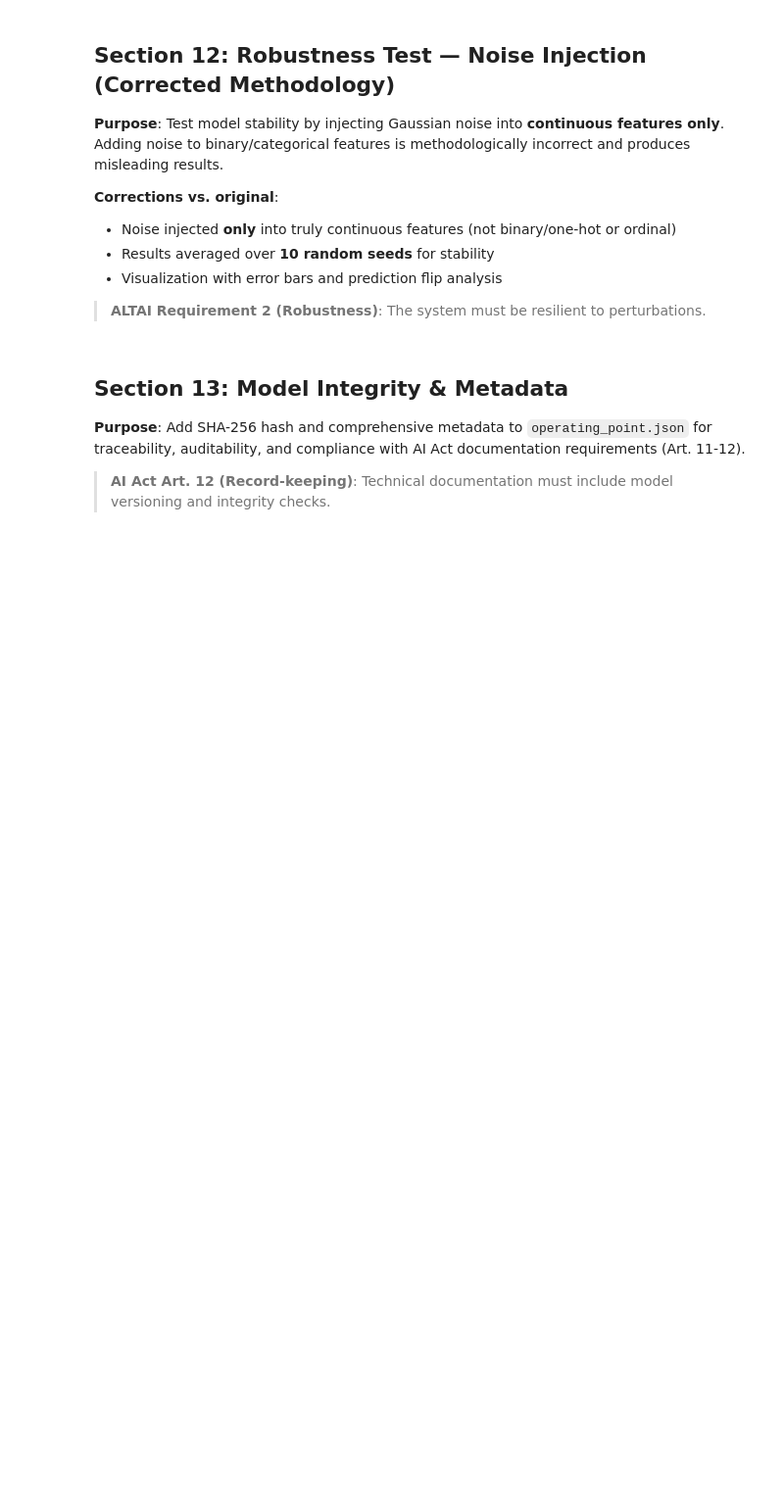
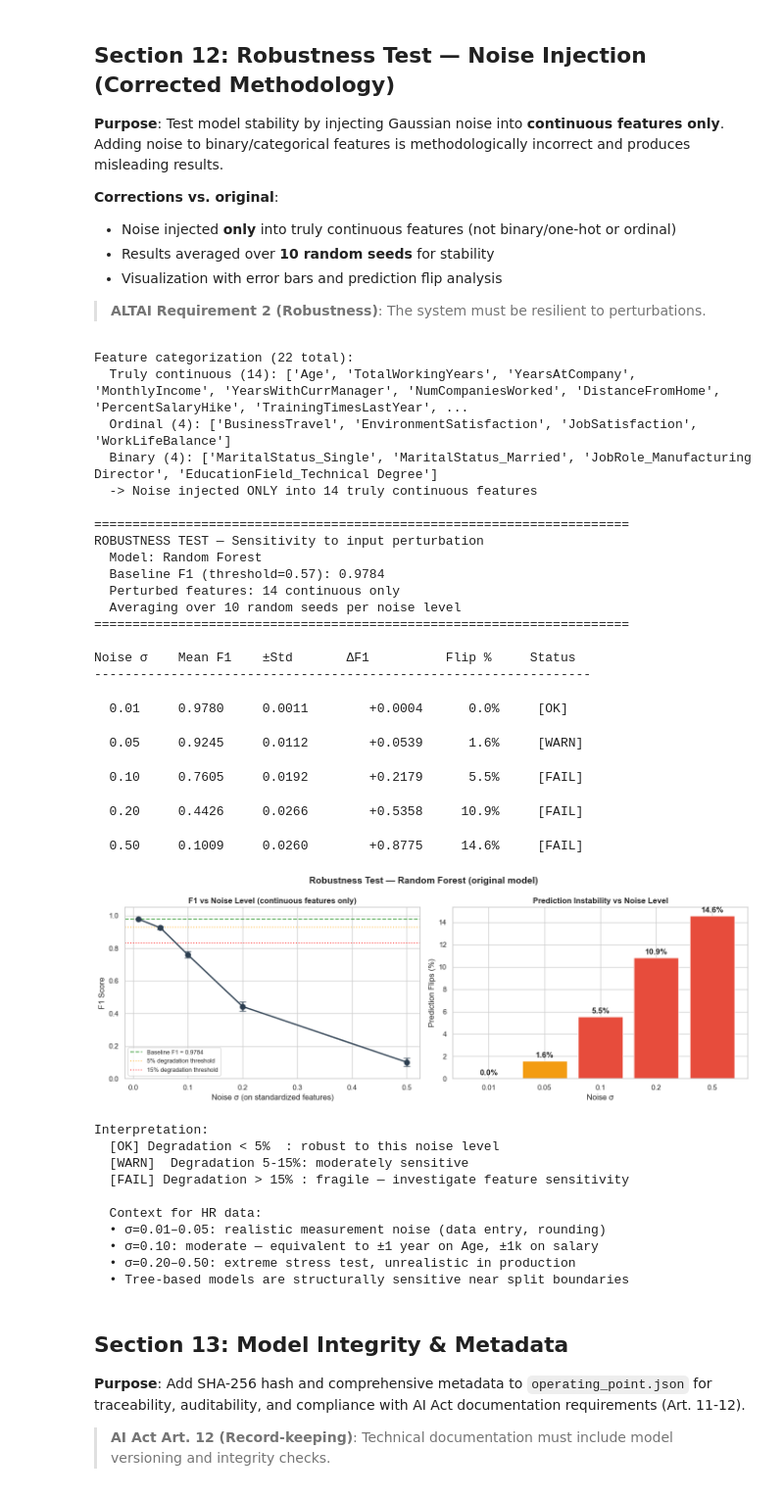
Before and after one commit to aymen-elo/Human-For-You, a Jupyter notebook: notebooks/05_Model_Optimization.ipynb, the cells around one changed output. Shown at 98% size. Cells and saved outputs as stored; diff of their text form; code cells hidden in the pictures; blank space fills up the shorter version.

```diff
--- a/notebooks/05_Model_Optimization.ipynb
+++ b/notebooks/05_Model_Optimization.ipynb
@@ -1205,7 +1292,7 @@ print(f"Feature categorization ({len(X_test.columns)} total):")
 print(f"  Truly continuous ({len(continuous_cols)}): {continuous_cols}")
 print(f"  Ordinal ({len(ordinal_cols)}): {ordinal_cols}")
 print(f"  Binary ({len(binary_cols)}): {binary_cols}")
-print(f"  → Noise injected ONLY into {len(continuous_cols)} truly continuous features\n")
+print(f"  -> Noise injected ONLY into {len(continuous_cols)} truly continuous features\n")
 
 # --- Baseline ---
 y_proba = best_model.predict_proba(X_test)[:, 1]
@@ -1214,11 +1301,11 @@ base_preds = (y_proba >= best_threshold).astype(int)
 base_f1 = f1_score(y_test, base_preds)
 
 # Noise levels (relative to feature std on standardized data ≈ 1.0):
-#   0.01 = 1% of 1 SD  → measurement rounding
-#   0.05 = 5% of 1 SD  → minor data entry errors
-#   0.10 = 10% of 1 SD → moderate measurement noise
-#   0.20 = 20% of 1 SD → significant perturbation (stress test)
-#   0.50 = 50% of 1 SD → extreme stress test (unrealistic for HR data)
+#   0.01 = 1% of 1 SD  -> measurement rounding
+#   0.05 = 5% of 1 SD  -> minor data entry errors
+#   0.10 = 10% of 1 SD -> moderate measurement noise
+#   0.20 = 20% of 1 SD -> significant perturbation (stress test)
+#   0.50 = 50% of 1 SD -> extreme stress test (unrealistic for HR data)
 noise_levels = [0.01, 0.05, 0.10, 0.20, 0.50]
 n_seeds = 10  # Average over multiple random seeds for stability
 
@@ -1259,7 +1346,7 @@ for noise in noise_levels:
     mean_flip = np.mean(flip_runs)
     degradation = base_f1 - mean_f1
 
-    status = "✅" if degradation < 0.05 else "⚠️" if degradation < 0.15 else "❌"
+    status = "[OK]" if degradation < 0.05 else "[WARN]" if degradation < 0.15 else "[FAIL]"
     print(f"  {noise:<8.2f} {mean_f1:<10.4f} {std_f1:<10.4f} {degradation:>+10.4f}   {mean_flip:>6.1f}%     {status}")
 
     robustness_records.append({
@@ -1282,36 +1369,69 @@ axes[0].axhline(base_f1 * 0.95, color="orange", linestyle=":", alpha=0.7,
 axes[0].axhline(base_f1 * 0.85, color="red", linestyle=":", alpha=0.7,
                 label="15% degradation threshold")
 axes[0].set_xlabel("Noise σ (on standardized features)")
 axes[0].set_ylabel("F1 Score")
 axes[0].set_title("F1 vs Noise Level (continuous features only)", fontweight="bold")
 axes[0].legend(fontsize=9)
 axes[0].set_ylim(0, 1.05)
 
 axes[1].bar(range(len(noise_levels)), rob_df["flip_pct"],
             tick_label=[str(n) for n in noise_levels],
             color=["#27ae60" if d < 0.05 else "#f39c12" if d < 0.15 else "#e74c3c"
                    for d in rob_df["degradation"]])
 axes[1].set_xlabel("Noise σ")
 axes[1].set_ylabel("Prediction Flips (%)")
 axes[1].set_title("Prediction Instability vs Noise Level", fontweight="bold")
 for i, v in enumerate(rob_df["flip_pct"]):
     axes[1].text(i, v + 0.3, f"{v:.1f}%", ha="center", fontweight="bold")
 
 plt.suptitle(f"Robustness Test — {best_name} (original model)",
              fontsize=14, fontweight="bold")
 plt.tight_layout()
 plt.savefig(f"{OUTPUT_DIR}/robustness_test.png", bbox_inches="tight")
 plt.show()
 
 print("\nInterpretation:")
-print("  ✅ Degradation < 5%  : robust to this noise level")
-print("  ⚠️  Degradation 5-15%: moderately sensitive")
-print("  ❌ Degradation > 15% : fragile — investigate feature sensitivity")
+print("  [OK] Degradation < 5%  : robust to this noise level")
+print("  [WARN]  Degradation 5-15%: moderately sensitive")
+print("  [FAIL] Degradation > 15% : fragile — investigate feature sensitivity")
 print("\n  Context for HR data:")
 print("  • σ=0.01–0.05: realistic measurement noise (data entry, rounding)")
 print("  • σ=0.10: moderate — equivalent to ±1 year on Age, ±1k on salary")
 print("  • σ=0.20–0.50: extreme stress test, unrealistic in production")
 print("  • Tree-based models are structurally sensitive near split boundaries")
+# %% [output]
+Feature categorization (22 total):
+  Truly continuous (14): ['Age', 'TotalWorkingYears', 'YearsAtCompany', 'MonthlyIncome', 'YearsWithCurrManager', 'NumCompaniesWorked', 'DistanceFromHome', 'PercentSalaryHike', 'TrainingTimesLastYear', ...
+  Ordinal (4): ['BusinessTravel', 'EnvironmentSatisfaction', 'JobSatisfaction', 'WorkLifeBalance']
+  Binary (4): ['MaritalStatus_Single', 'MaritalStatus_Married', 'JobRole_Manufacturing Director', 'EducationField_Technical Degree']
+  -> Noise injected ONLY into 14 truly continuous features
+
+======================================================================
+ROBUSTNESS TEST — Sensitivity to input perturbation
+  Model: Random Forest
+  Baseline F1 (threshold=0.57): 0.9784
+  Perturbed features: 14 continuous only
+  Averaging over 10 random seeds per noise level
+======================================================================
+
+Noise σ    Mean F1    ±Std       ΔF1          Flip %     Status
+-----------------------------------------------------------------
+  0.01     0.9780     0.0011        +0.0004      0.0%     [OK]
+  0.05     0.9245     0.0112        +0.0539      1.6%     [WARN]
+  0.10     0.7605     0.0192        +0.2179      5.5%     [FAIL]
+  0.20     0.4426     0.0266        +0.5358     10.9%     [FAIL]
+  0.50     0.1009     0.0260        +0.8775     14.6%     [FAIL]
+[figure, added]
+Interpretation:
+  [OK] Degradation < 5%  : robust to this noise level
+  [WARN]  Degradation 5-15%: moderately sensitive
+  [FAIL] Degradation > 15% : fragile — investigate feature sensitivity
+
+  Context for HR data:
+  • σ=0.01–0.05: realistic measurement noise (data entry, rounding)
+  • σ=0.10: moderate — equivalent to ±1 year on Age, ±1k on salary
+  • σ=0.20–0.50: extreme stress test, unrealistic in production
+  • Tree-based models are structurally sensitive near split boundaries
 # %% [markdown]
 ## Section 13: Model Integrity & Metadata
 
```
Also changed, not shown: parts of 19 cells of this notebook, 5 other files.
